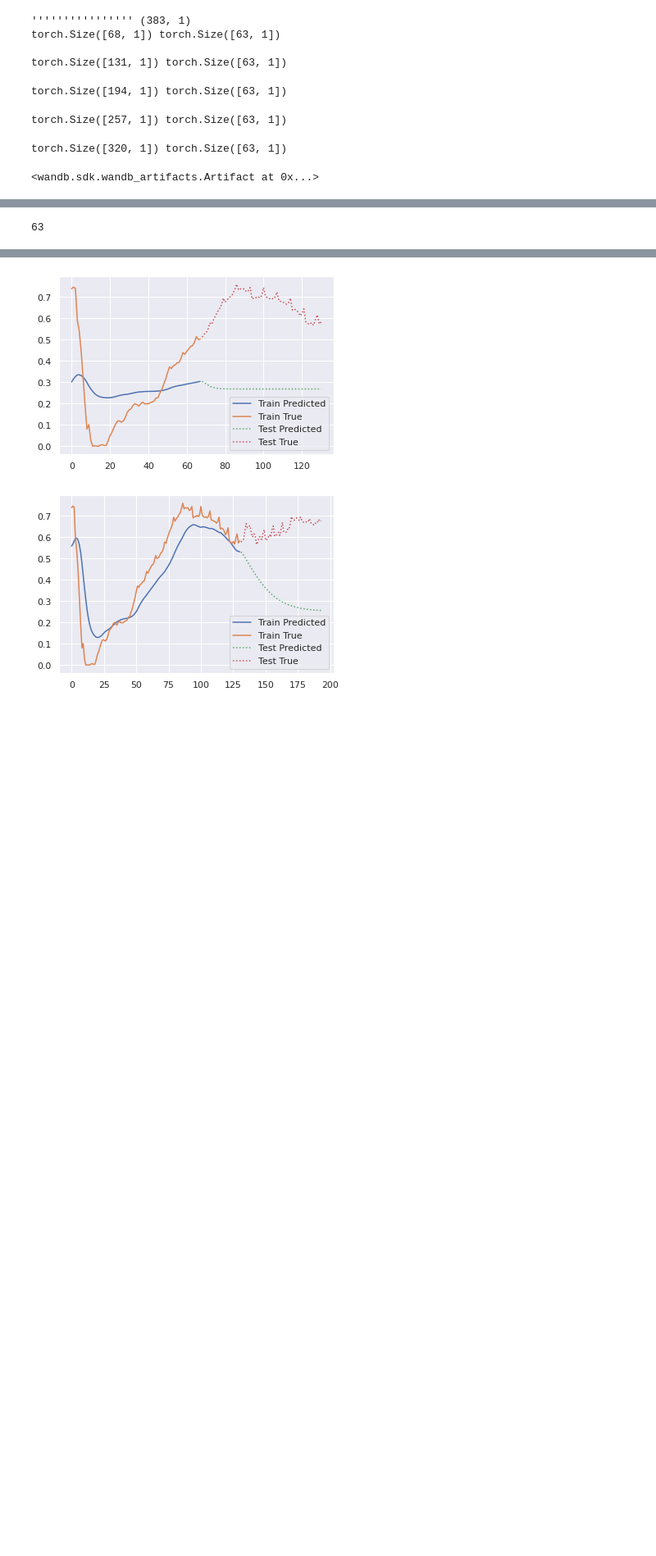
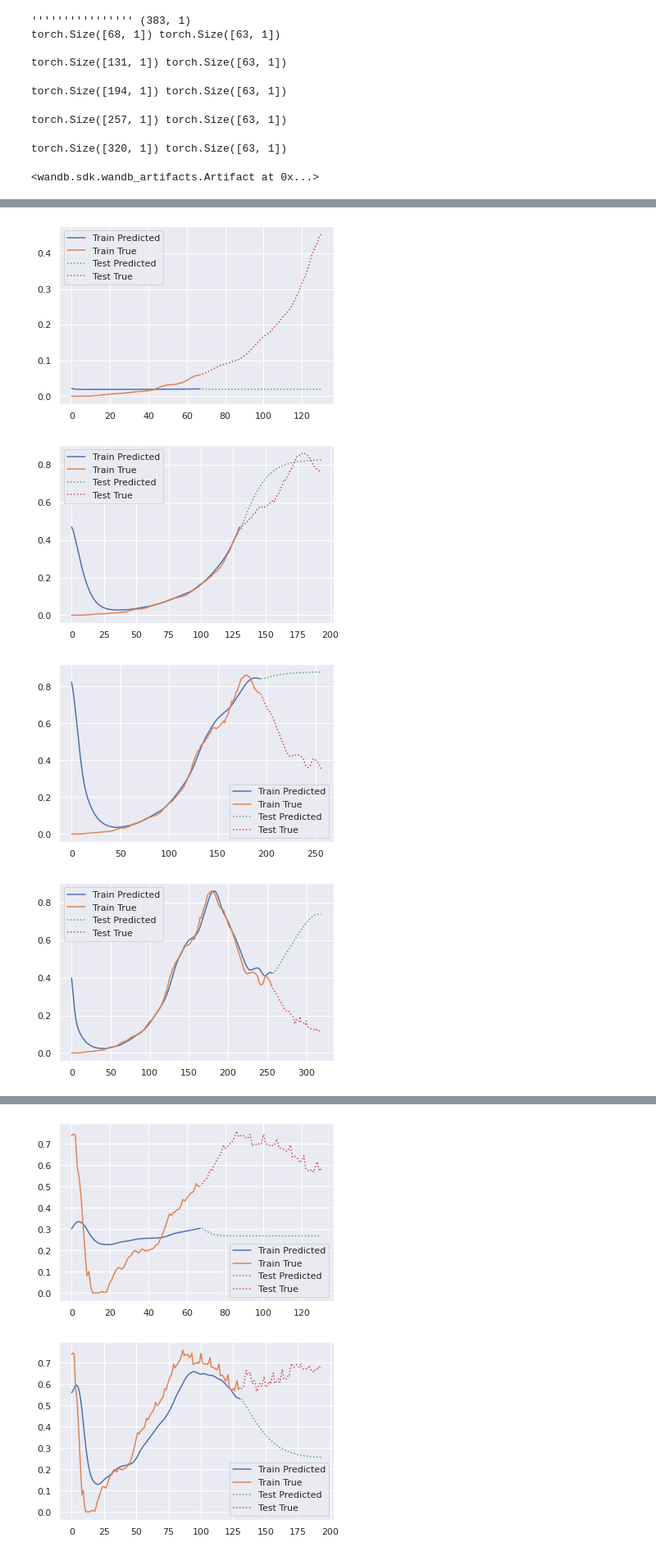
Before and after one commit to Devanshu24/COVID-19-Forecaster, a Jupyter notebook: notebooks/MultiDayLSTM.ipynb, the cells around one changed output, grey strips where cells are left out. Shown: that part at 82% size. Cells and saved outputs as stored; diff of their text form; code cells hidden in the pictures; blank space fills up the shorter version.

```diff
--- a/notebooks/MultiDayLSTM.ipynb
+++ b/notebooks/MultiDayLSTM.ipynb
@@ -214,7 +199,7 @@ def sliding_window(data, seq_len):
     ys = []
     for i in range(len(data)-seq_len-1):
         x = data[i:(i+seq_len)].drop(["Date"], axis=1).to_numpy().flatten()
-        y = data[(i+seq_len):i+seq_len+1]["7_day_lagged_grocery_and_pharmacy_percent_change_from_baseline"].to_numpy()[0]
+        y = data[(i+seq_len):i+seq_len+1]["new_cases_smoothed"].to_numpy()[0]
         xs.append(x)
         ys.append(y)
 
@@ -356,7 +343,7 @@ def train_model_with_crossval(
         loss_fn2 = torch.nn.MSELoss(reduction='mean')
 
         optimiser = torch.optim.Adam(model.parameters(), lr=1e-3)
-        num_epochs = 60
+        num_epochs = 120
 
         train_hist = np.zeros(num_epochs)
         test_hist = np.zeros(num_epochs)
@@ -380,7 +367,6 @@ def train_model_with_crossval(
         with torch.no_grad():
             model.eval()
             y_train_pred = model(X_train.float()).squeeze()
-
 
             train['pred'][v] = y_train_pred.numpy().tolist()
             train['true'][v] = y_train.numpy().tolist()
@@ -470,4 +456,15 @@ r2_scores, test_error_mae, test_error_mse
-# %%
-len(test["pred"][5])
-# %% [output]
-63
+# %%
+for i in range(1,6):
+#     fig, ax = plt.subplots(figsize=(6,6))
+    plt.plot(list(range(0,len(train['pred'][i]))),train['pred'][i],label='Train Predicted')
+    plt.plot(list(range(0,len(train['true'][i]))),train['true'][i],label='Train True')
+    plt.plot(list(range(len(train['pred'][i]),len(train['pred'][i])+len(test['pred'][i]))),test['pred'][i],label='Test Predicted', linestyle='dotted')
+    plt.plot(list(range(len(train['true'][i]),len(train['true'][i])+len(test['true'][i]))),test['true'][i],label='Test True', linestyle='dotted')
+    plt.legend()
+
+    plt.show()
+# %% [output]
+[figure, added]
+[figure, added]
+[figure, added]
+[figure, added]
```
Also changed, not shown: parts of 8 cells of this notebook.
